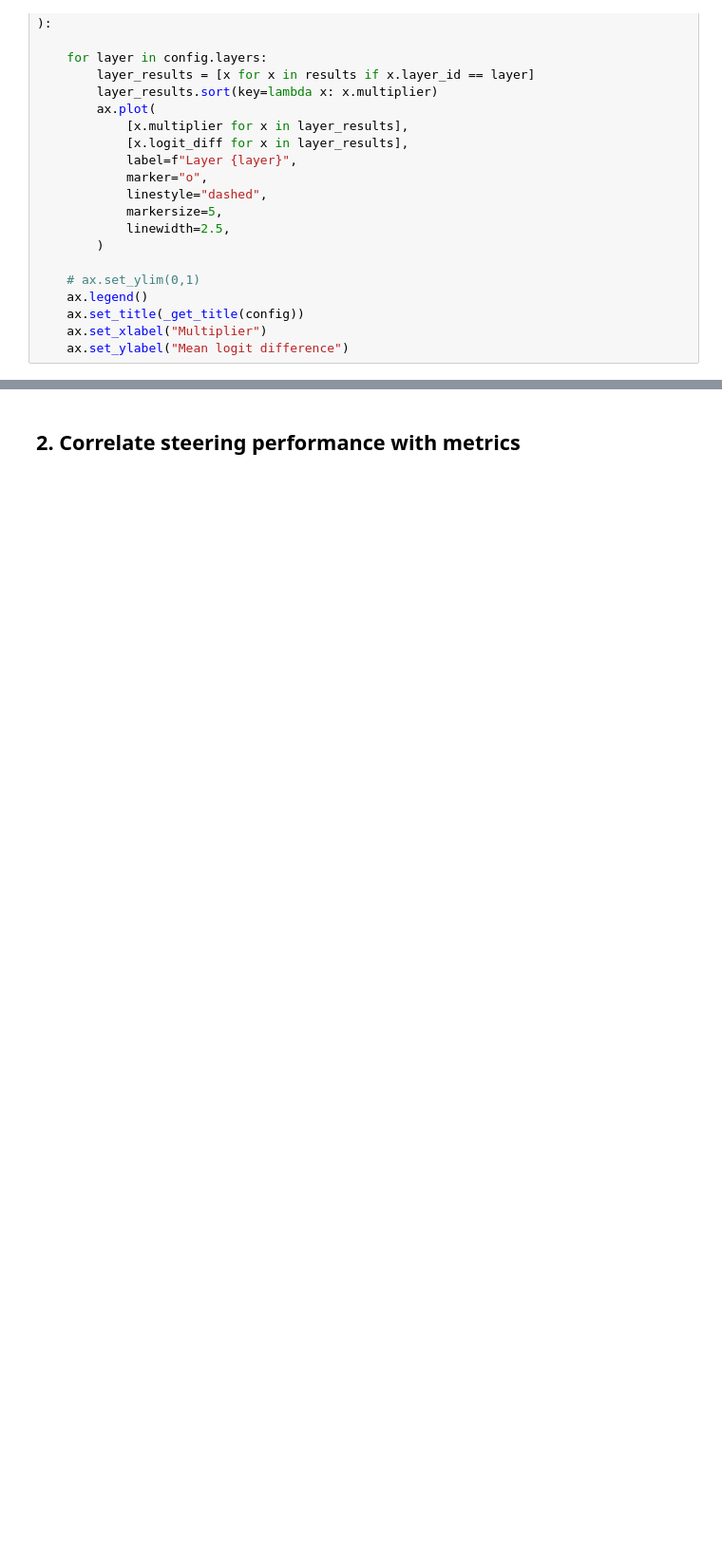
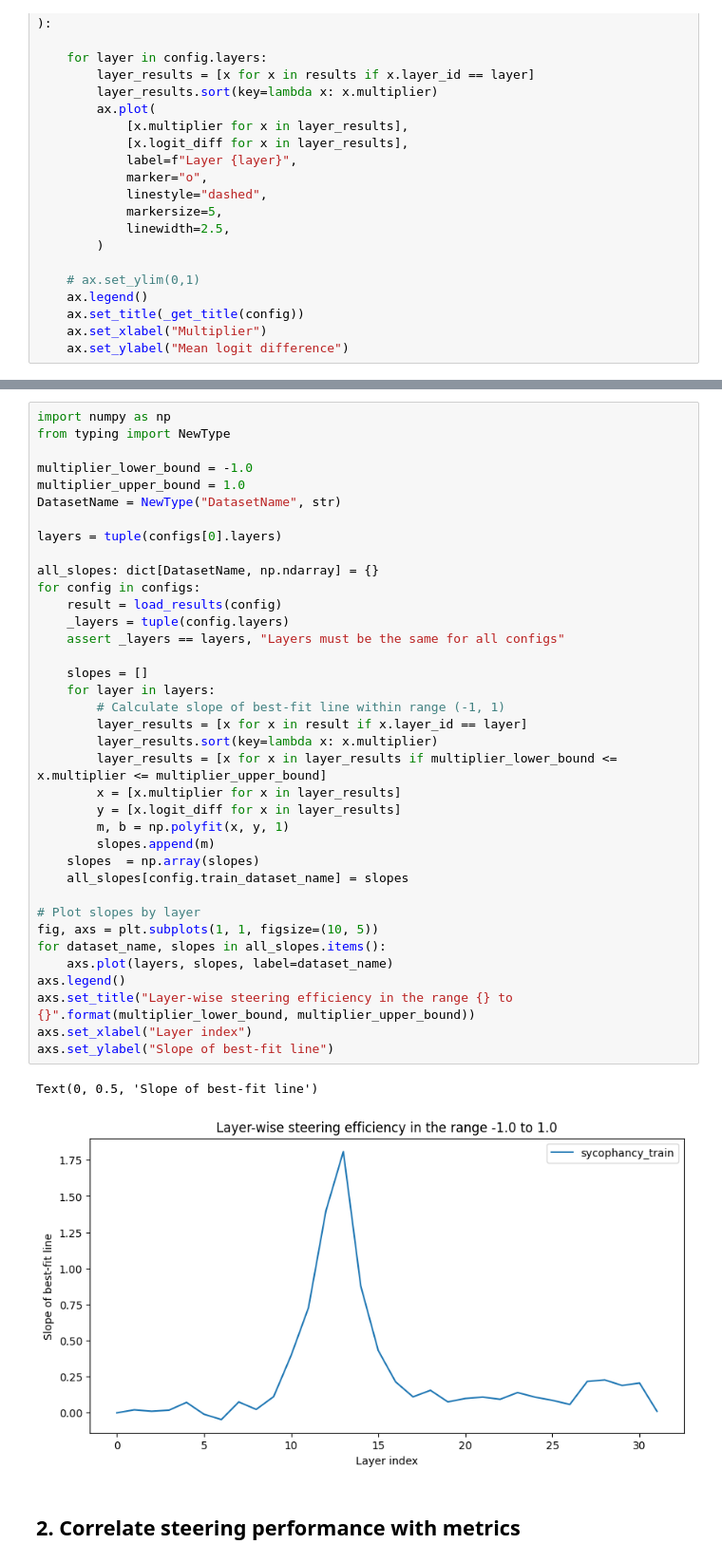
Before and after one commit to dtch1997/repepo, a Jupyter notebook: repepo/experiments/steering/inspect_results.ipynb, the cells around one changed output, grey strips where cells are left out. Shown at 95% size. Saved outputs shown, nothing was run; the diff lists cells and outputs as text; blank space fills up the shorter version.

```diff
--- a/repepo/experiments/steering/inspect_results.ipynb
+++ b/repepo/experiments/steering/inspect_results.ipynb
@@ -71,2 +81,42 @@ plt.show()
+# %%
+import numpy as np
+from typing import NewType
+
+multiplier_lower_bound = -1.0
+multiplier_upper_bound = 1.0
+DatasetName = NewType("DatasetName", str)
+
+layers = tuple(configs[0].layers)
+
+all_slopes: dict[DatasetName, np.ndarray] = {}
+for config in configs:
+    result = load_results(config)
+    _layers = tuple(config.layers)
+    assert _layers == layers, "Layers must be the same for all configs"
+
+    slopes = []
+    for layer in layers:
+        # Calculate slope of best-fit line within range (-1, 1)
+        layer_results = [x for x in result if x.layer_id == layer]
+        layer_results.sort(key=lambda x: x.multiplier)
+        layer_results = [x for x in layer_results if multiplier_lower_bound <= x.multiplier <= multiplier_upper_bound]
+        x = [x.multiplier for x in layer_results]
+        y = [x.logit_diff for x in layer_results]
+        m, b = np.polyfit(x, y, 1)
+        slopes.append(m)
+    slopes  = np.array(slopes)
+    all_slopes[config.train_dataset_name] = slopes
+
+# Plot slopes by layer
+fig, axs = plt.subplots(1, 1, figsize=(10, 5))
+for dataset_name, slopes in all_slopes.items():
+    axs.plot(layers, slopes, label=dataset_name)
+axs.legend()
+axs.set_title("Layer-wise steering efficiency in the range {} to {}".format(multiplier_lower_bound, multiplier_upper_bound))
+axs.set_xlabel("Layer index")
+axs.set_ylabel("Slope of best-fit line")
+# %% [output]
+Text(0, 0.5, 'Slope of best-fit line')
+[figure, added]
 # %% [markdown]
 ## 2. Correlate steering performance with metrics
```
Also changed, not shown: parts of 11 cells of this notebook, 3 other files.
